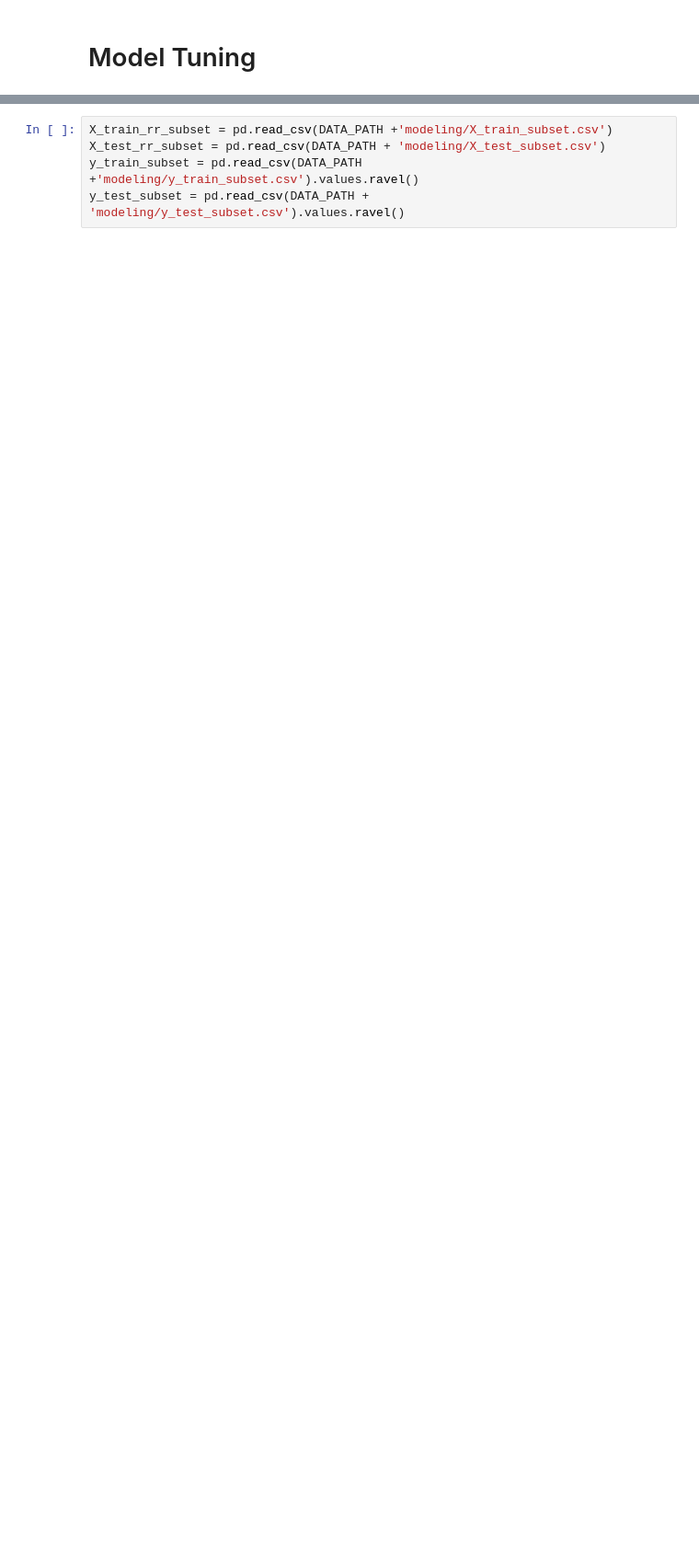
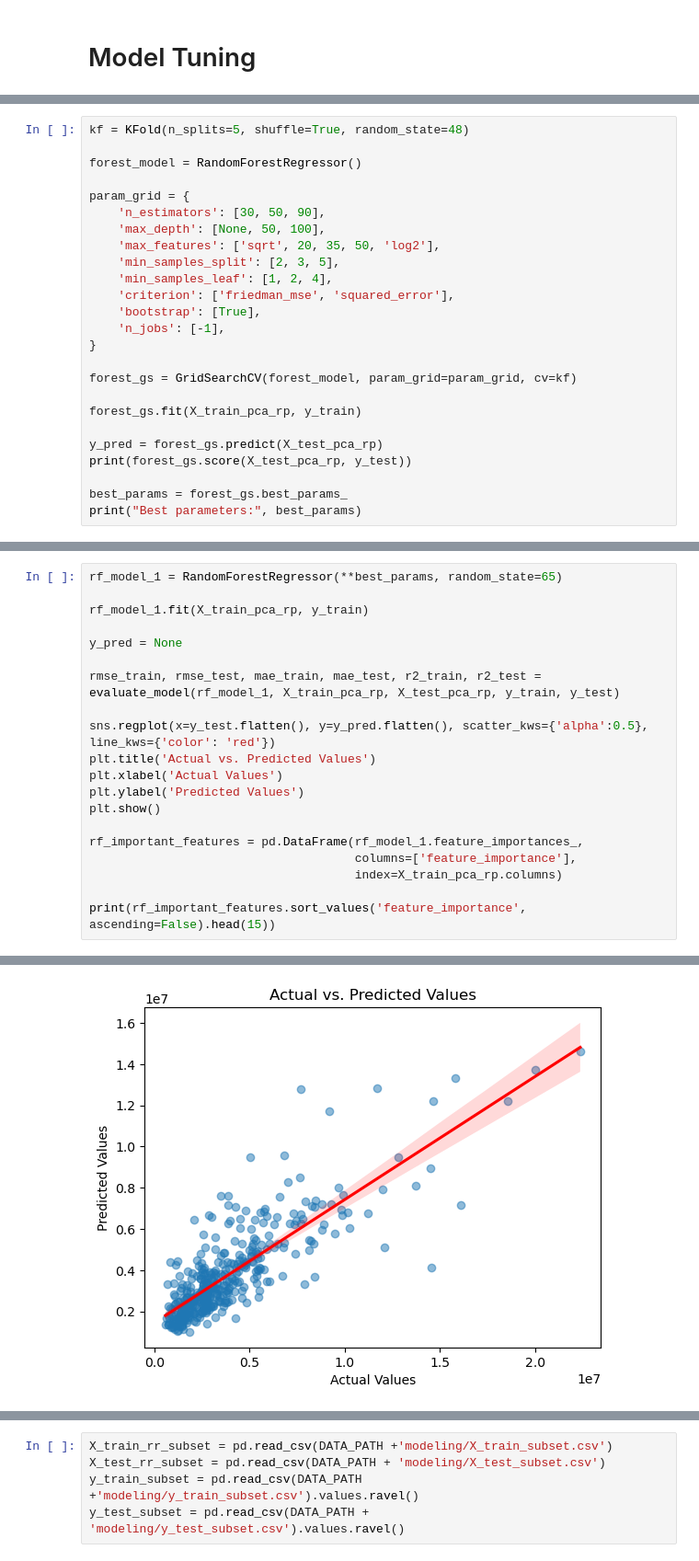
Before and after one commit to dezertdweller/capstone-project-fqhc-model, a Jupyter notebook: notebooks/modeling.ipynb, the cells around one changed output, grey strips where cells are left out. Shown at 92% size. Cells and saved outputs as stored; diff of their text form; blank space fills up the shorter version.

```diff
--- a/notebooks/modeling.ipynb
+++ b/notebooks/modeling.ipynb
@@ -1406,0 +1423,25 @@ print(list(top_models[top_models['model_type'] == 'Random Forest Regressor']['be
+# %%
+kf = KFold(n_splits=5, shuffle=True, random_state=48)
+
+forest_model = RandomForestRegressor()
+
+param_grid = {
+    'n_estimators': [30, 50, 90],
+    'max_depth': [None, 50, 100],
+    'max_features': ['sqrt', 20, 35, 50, 'log2'],
+    'min_samples_split': [2, 3, 5],
+    'min_samples_leaf': [1, 2, 4],
+    'criterion': ['friedman_mse', 'squared_error'],
+    'bootstrap': [True],
+    'n_jobs': [-1],
+}
+
+forest_gs = GridSearchCV(forest_model, param_grid=param_grid, cv=kf)
+
+forest_gs.fit(X_train_pca_rp, y_train)
+
+y_pred = forest_gs.predict(X_test_pca_rp)
+print(forest_gs.score(X_test_pca_rp, y_test))
+
+best_params = forest_gs.best_params_
+print("Best parameters:", best_params)
@@ -1406,0 +1451,21 @@ print(list(top_models[top_models['model_type'] == 'Random Forest Regressor']['be
+# %%
+rf_model_1 = RandomForestRegressor(**best_params, random_state=65)
+
+rf_model_1.fit(X_train_pca_rp, y_train)
+
+y_pred = None
+
+rmse_train, rmse_test, mae_train, mae_test, r2_train, r2_test = evaluate_model(rf_model_1, X_train_pca_rp, X_test_pca_rp, y_train, y_test)
+
+sns.regplot(x=y_test.flatten(), y=y_pred.flatten(), scatter_kws={'alpha':0.5}, line_kws={'color': 'red'})
+plt.title('Actual vs. Predicted Values')
+plt.xlabel('Actual Values')
+plt.ylabel('Predicted Values')
+plt.show()
+
+rf_important_features = pd.DataFrame(rf_model_1.feature_importances_,
+                                     columns=['feature_importance'],
+                                     index=X_train_pca_rp.columns)
+
+print(rf_important_features.sort_values('feature_importance', ascending=False).head(15))
+# %% [output]
@@ -1406,0 +1473 @@ print(list(top_models[top_models['model_type'] == 'Random Forest Regressor']['be
+[figure, added]
```
Also changed, not shown: parts of 48 cells of this notebook.
